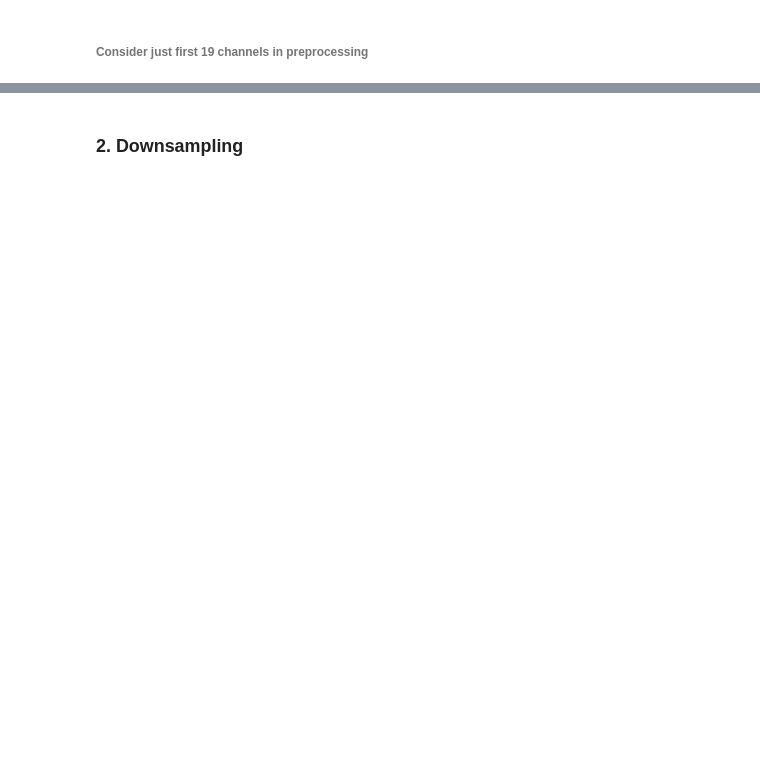
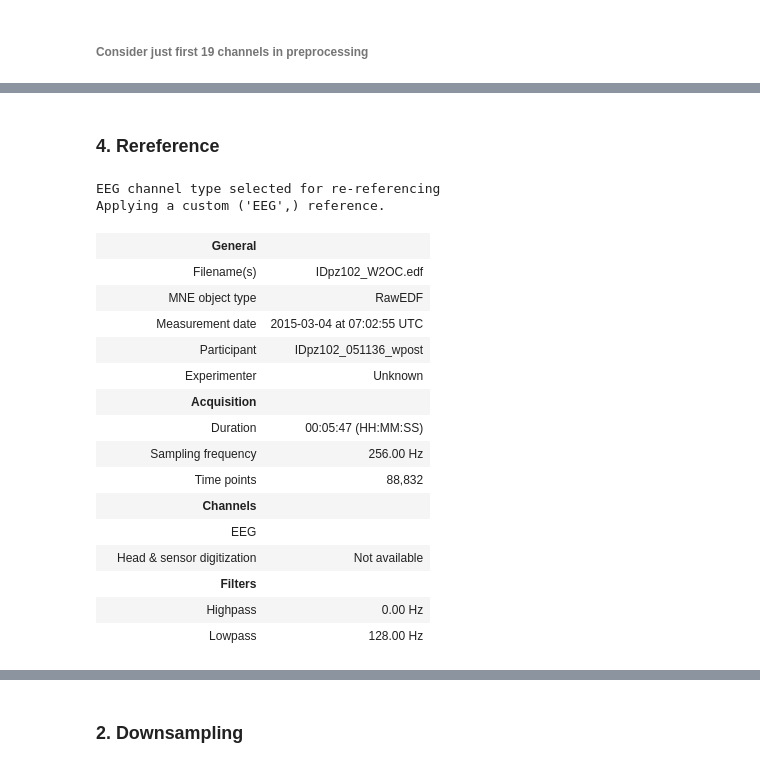
Before and after one commit to abdipourasl/Alzheimer, a Jupyter notebook: MNE_Preprocessing_(1).ipynb, the cells around one changed output, grey strips where cells are left out. Cells and saved outputs as stored; diff of their text form; code cells hidden in the pictures; blank space fills up the shorter version.

```diff
--- a/MNE_Preprocessing_(1).ipynb
+++ b/MNE_Preprocessing_(1).ipynb
@@ -103,3 +103,29 @@ raw.drop_channels(channels_to_drop)
 |  | Filters |  |
 |  | Highpass | 0.00 Hz |
 |  | Lowpass | 128.00 Hz |
+# %% [markdown]
+### 4. Rereference
+# %%
+# raw.set_eeg_reference('average', projection=True).apply_proj()  # re-referencing with the virtual average reference
+raw.set_eeg_reference(ref_channels=['A1-A1+A2', 'A2-A1+A2'])
+# raw.set_eeg_reference(ref_channels=['A1-G2', 'A2-G2'])  # Specify the reference channels
+raw.drop_channels(['A1-A1+A2', 'A2-A1+A2'])
+# %% [output]
+EEG channel type selected for re-referencing
+Applying a custom ('EEG',) reference.
+|  | General |  |
+|  | Filename(s) | IDpz102_W2OC.edf |
+|  | MNE object type | RawEDF |
+|  | Measurement date | 2015-03-04 at 07:02:55 UTC |
+|  | Participant | IDpz102_051136_wpost |
+|  | Experimenter | Unknown |
+|  | Acquisition |  |
+|  | Duration | 00:05:47 (HH:MM:SS) |
+|  | Sampling frequency | 256.00 Hz |
+|  | Time points | 88,832 |
+|  | Channels |  |
+|  | EEG |  |
+|  | Head & sensor digitization | Not available |
+|  | Filters |  |
+|  | Highpass | 0.00 Hz |
+|  | Lowpass | 128.00 Hz |
```
Also changed, not shown: parts of 17 cells of this notebook.
